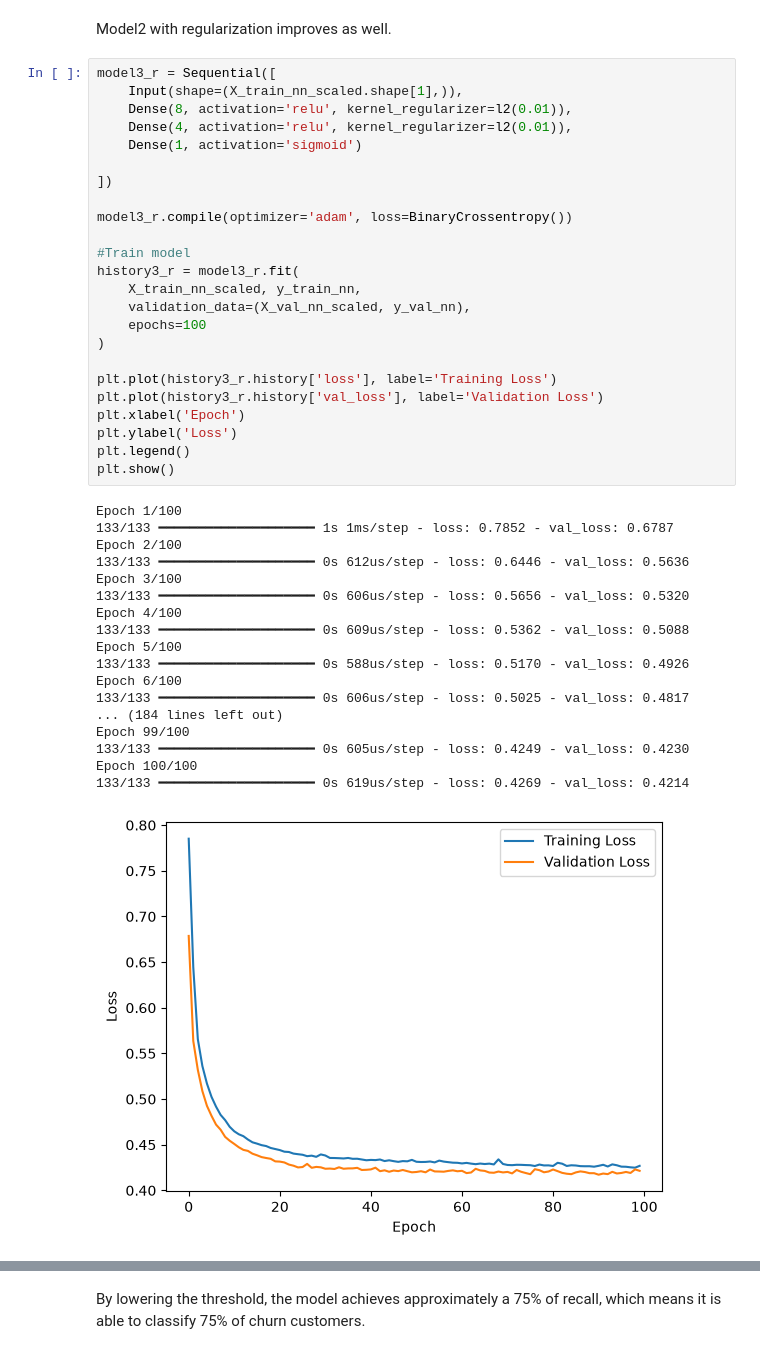
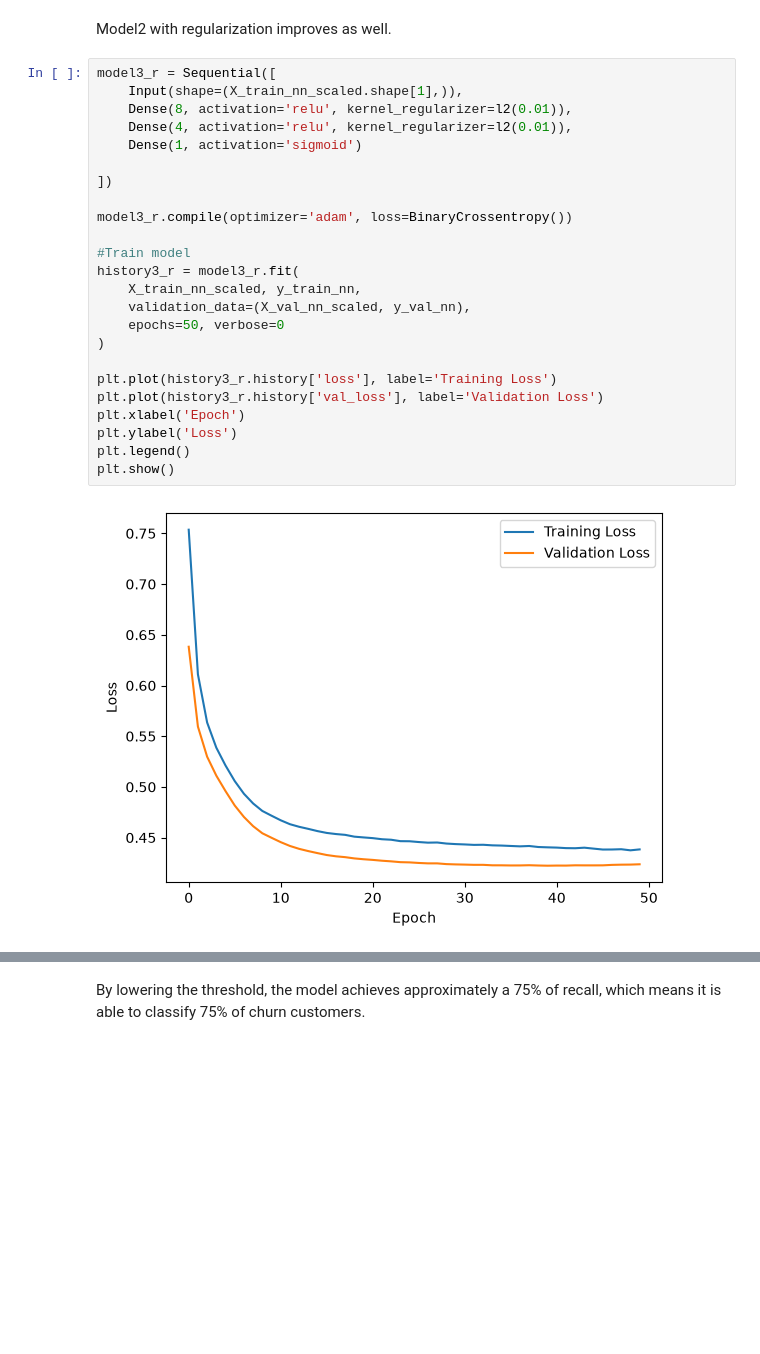
Before and after one commit to andrsma/Telco-Churn, a Jupyter notebook: notebooks/AI_Project_Beginner_Level.ipynb, the cells around one changed output, grey strips where cells are left out. Drawn from its saved outputs; the diff is of its cells as text; blank space fills up the shorter version.

```diff
--- a/notebooks/AI_Project_Beginner_Level.ipynb
+++ b/notebooks/AI_Project_Beginner_Level.ipynb
@@ -537,46 +555,29 @@ Model2 with regularization improves as well.
 # %%
 model3_r = Sequential([
     Input(shape=(X_train_nn_scaled.shape[1],)),
     Dense(8, activation='relu', kernel_regularizer=l2(0.01)),
     Dense(4, activation='relu', kernel_regularizer=l2(0.01)),
     Dense(1, activation='sigmoid')
 
 ])
 
 model3_r.compile(optimizer='adam', loss=BinaryCrossentropy())
 
 #Train model
 history3_r = model3_r.fit(
     X_train_nn_scaled, y_train_nn,
     validation_data=(X_val_nn_scaled, y_val_nn),
-    epochs=100
+    epochs=50, verbose=0
 )
 
 plt.plot(history3_r.history['loss'], label='Training Loss')
 plt.plot(history3_r.history['val_loss'], label='Validation Loss')
 plt.xlabel('Epoch')
 plt.ylabel('Loss')
 plt.legend()
 plt.show()
 # %% [output]
-Epoch 1/100
-133/133 ━━━━━━━━━━━━━━━━━━━━ 1s 1ms/step - loss: 0.7852 - val_loss: 0.6787
-Epoch 2/100
-133/133 ━━━━━━━━━━━━━━━━━━━━ 0s 612us/step - loss: 0.6446 - val_loss: 0.5636
-Epoch 3/100
-133/133 ━━━━━━━━━━━━━━━━━━━━ 0s 606us/step - loss: 0.5656 - val_loss: 0.5320
-Epoch 4/100
-133/133 ━━━━━━━━━━━━━━━━━━━━ 0s 609us/step - loss: 0.5362 - val_loss: 0.5088
-Epoch 5/100
-133/133 ━━━━━━━━━━━━━━━━━━━━ 0s 588us/step - loss: 0.5170 - val_loss: 0.4926
-Epoch 6/100
-133/133 ━━━━━━━━━━━━━━━━━━━━ 0s 606us/step - loss: 0.5025 - val_loss: 0.4817
-... (184 lines left out)
-Epoch 99/100
-133/133 ━━━━━━━━━━━━━━━━━━━━ 0s 605us/step - loss: 0.4249 - val_loss: 0.4230
-Epoch 100/100
-133/133 ━━━━━━━━━━━━━━━━━━━━ 0s 619us/step - loss: 0.4269 - val_loss: 0.4214
-[figure, old version]
+[figure, new version]
 # %%
 #Will select model3 without regularization as it gave the lower validation loss.
 plt.plot(history3_r.history['val_loss'], label='Model 3 Reg. Validation Loss')
```
Also changed, not shown: parts of 46 cells of this notebook, 3 other files.
